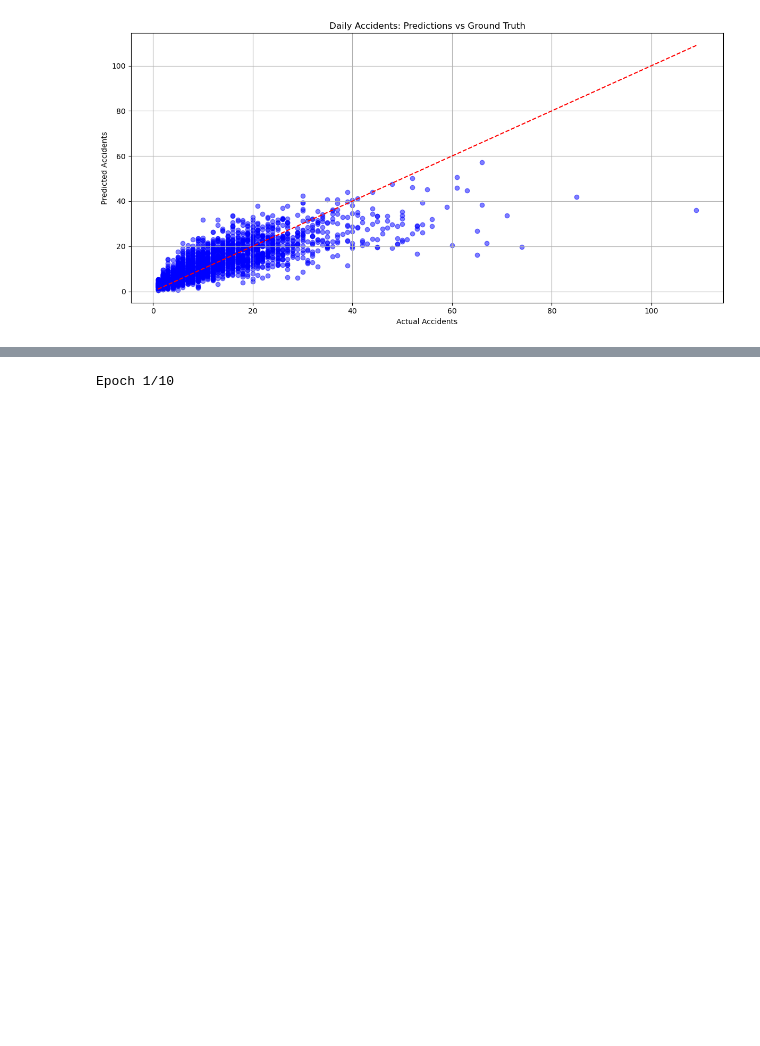
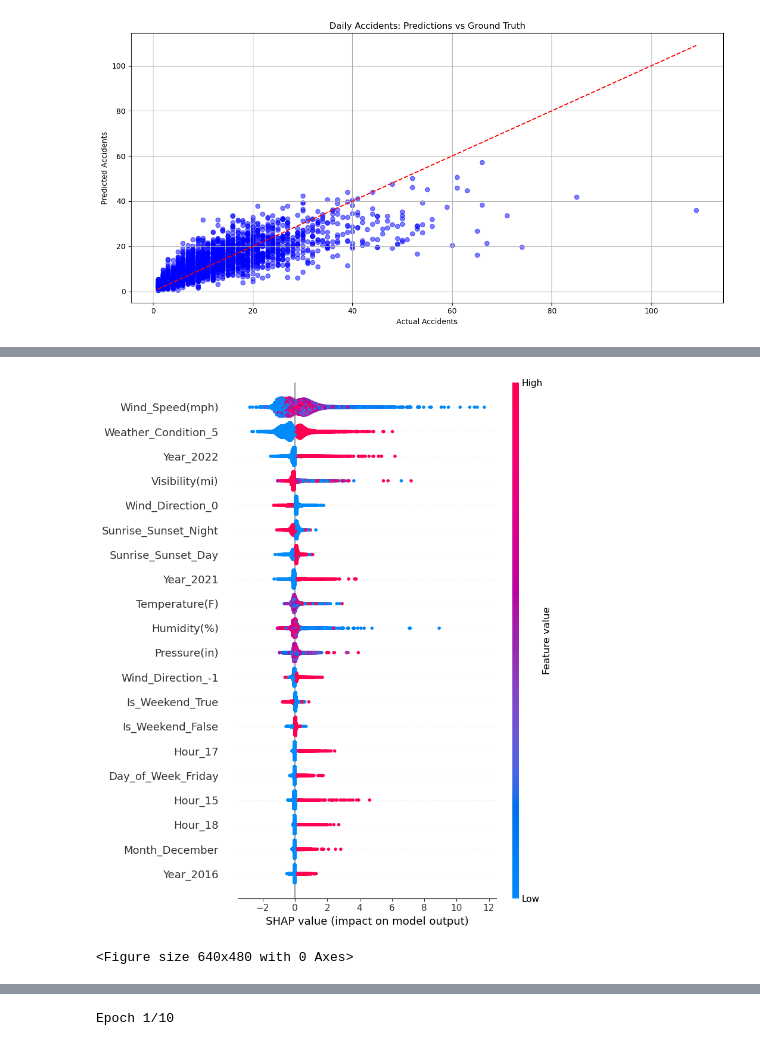
Before and after one commit to Dmytro-Bonislavskyi/team_project, a Jupyter notebook: Experiments/model_dmytro.ipynb, the cells around one changed output, grey strips where cells are left out. Saved outputs shown, nothing was run; the diff lists cells and outputs as text; code cells hidden in the pictures; blank space fills up the shorter version.

```diff
--- a/Experiments/model_dmytro.ipynb
+++ b/Experiments/model_dmytro.ipynb
@@ -513,3 +614,11 @@ plt.show()
+# %%
+# Save SHAP values to a file
+np.save('shap_values.npy', shap_values)
+# Load SHAP values from file
+# shap_values = np.load('shap_values.npy', allow_pickle=True)
+# %% [output]
+[figure, added]
+<Figure size 640x480 with 0 Axes>
 # %%
 import tensorflow as tf
 from tensorflow.keras.layers import Input, Embedding, Flatten, Dense, Conv1D, MaxPooling1D, Concatenate
```
Also changed, not shown: parts of 8 cells of this notebook, 5 other files.
